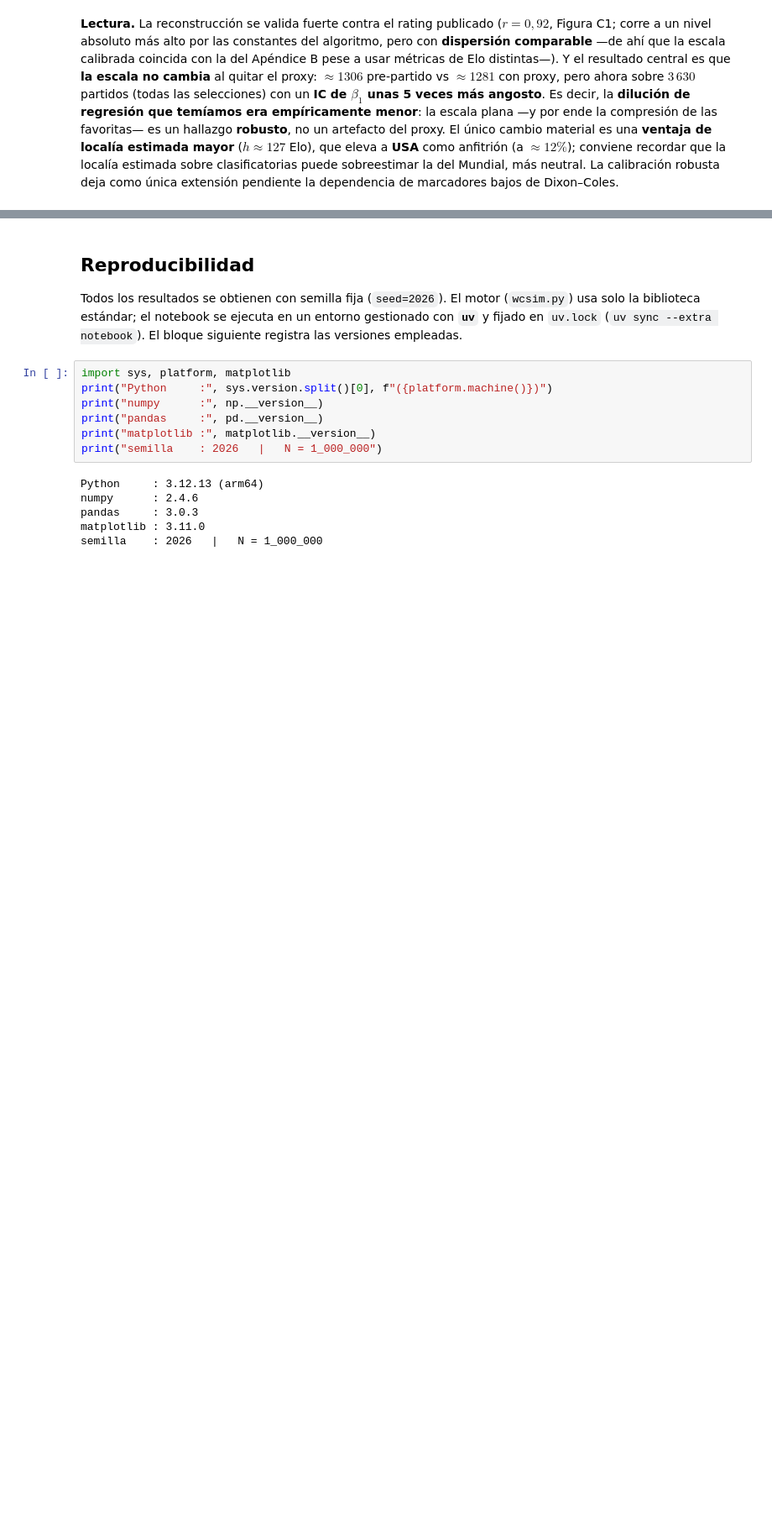
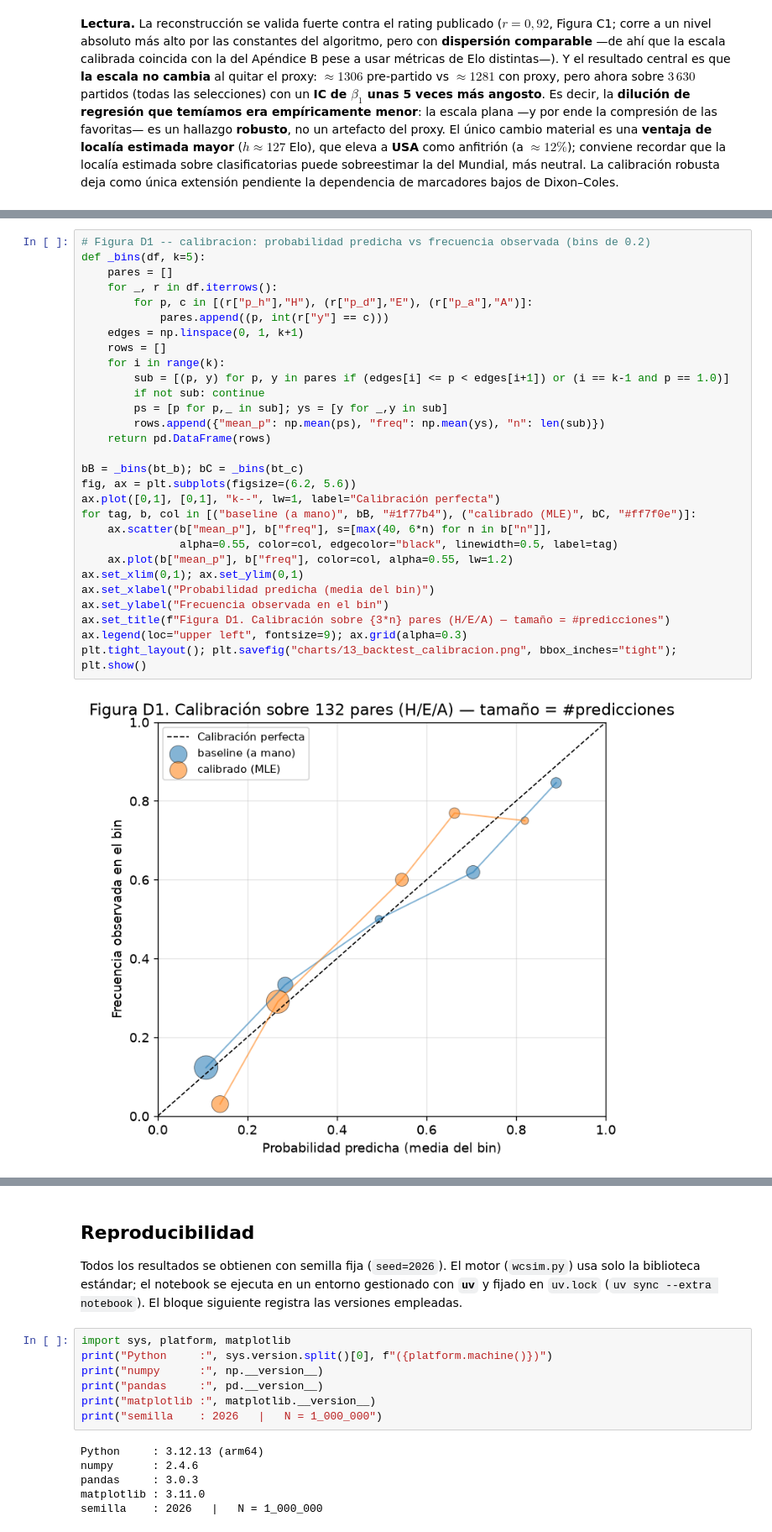
Before and after one commit to nmoguilner/ceia_add, a Jupyter notebook: mundial2026-montecarlo/mundial2026.ipynb, the cells around one changed output, grey strips where cells are left out. Shown at 84% size. Saved outputs shown, nothing was run; the diff lists cells and outputs as text; blank space fills up the shorter version.

```diff
--- a/mundial2026-montecarlo/mundial2026.ipynb
+++ b/mundial2026-montecarlo/mundial2026.ipynb
@@ -759,0 +867,31 @@ clasificatorias puede sobreestimar la del Mundial, más neutral. La calibración
+# %%
+# Figura D1 -- calibracion: probabilidad predicha vs frecuencia observada (bins de 0.2)
+def _bins(df, k=5):
+    pares = []
+    for _, r in df.iterrows():
+        for p, c in [(r["p_h"],"H"), (r["p_d"],"E"), (r["p_a"],"A")]:
+            pares.append((p, int(r["y"] == c)))
+    edges = np.linspace(0, 1, k+1)
+    rows = []
+    for i in range(k):
+        sub = [(p, y) for p, y in pares if (edges[i] <= p < edges[i+1]) or (i == k-1 and p == 1.0)]
+        if not sub: continue
+        ps = [p for p,_ in sub]; ys = [y for _,y in sub]
+        rows.append({"mean_p": np.mean(ps), "freq": np.mean(ys), "n": len(sub)})
+    return pd.DataFrame(rows)
+
+bB = _bins(bt_b); bC = _bins(bt_c)
+fig, ax = plt.subplots(figsize=(6.2, 5.6))
+ax.plot([0,1], [0,1], "k--", lw=1, label="Calibración perfecta")
+for tag, b, col in [("baseline (a mano)", bB, "#1f77b4"), ("calibrado (MLE)", bC, "#ff7f0e")]:
+    ax.scatter(b["mean_p"], b["freq"], s=[max(40, 6*n) for n in b["n"]],
+               alpha=0.55, color=col, edgecolor="black", linewidth=0.5, label=tag)
+    ax.plot(b["mean_p"], b["freq"], color=col, alpha=0.55, lw=1.2)
+ax.set_xlim(0,1); ax.set_ylim(0,1)
+ax.set_xlabel("Probabilidad predicha (media del bin)")
+ax.set_ylabel("Frecuencia observada en el bin")
+ax.set_title(f"Figura D1. Calibración sobre {3*n} pares (H/E/A) — tamaño = #predicciones")
+ax.legend(loc="upper left", fontsize=9); ax.grid(alpha=0.3)
+plt.tight_layout(); plt.savefig("charts/13_backtest_calibracion.png", bbox_inches="tight"); plt.show()
+# %% [output]
+[figure, added]
```
Also changed, not shown: parts of 15 cells of this notebook, 19 other files.
